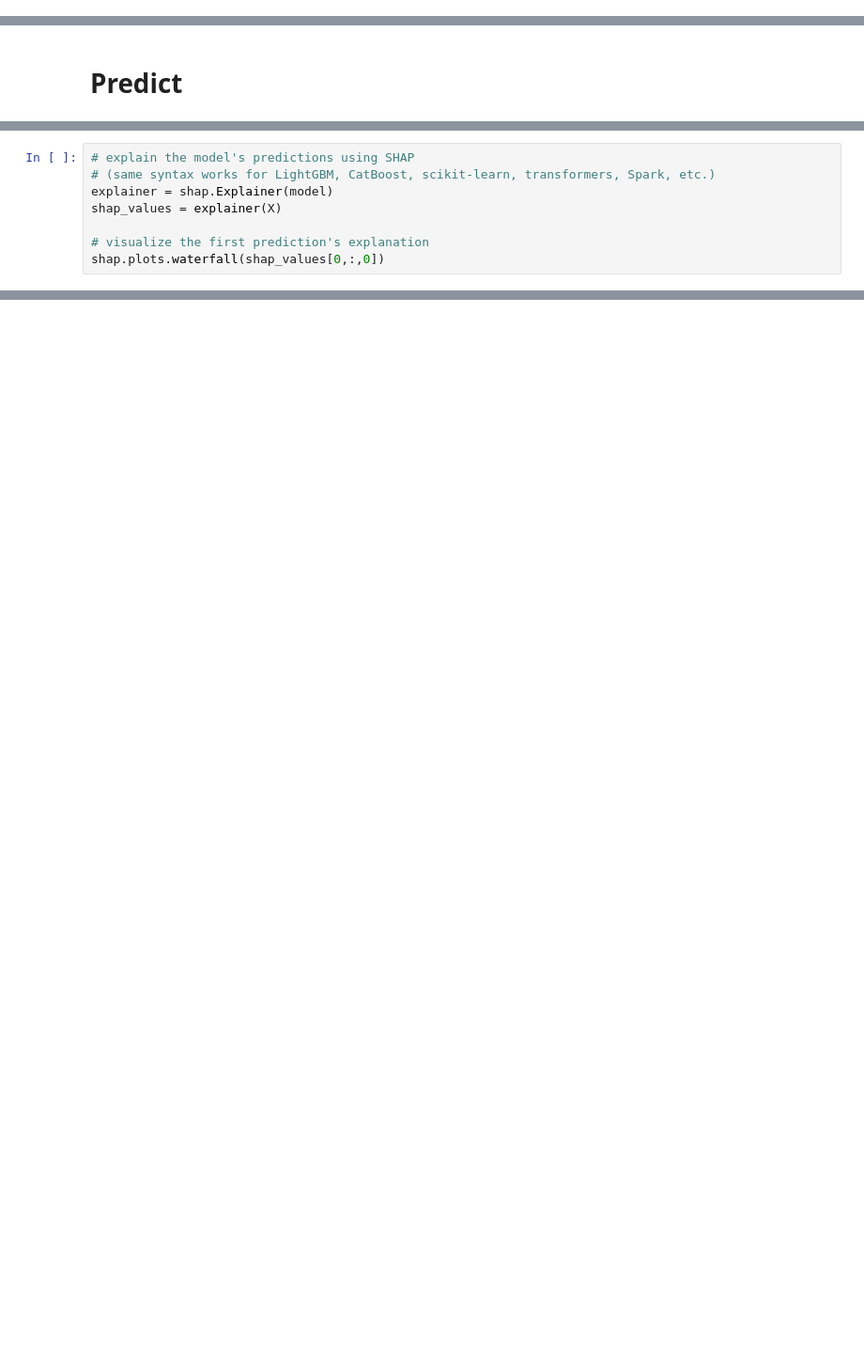
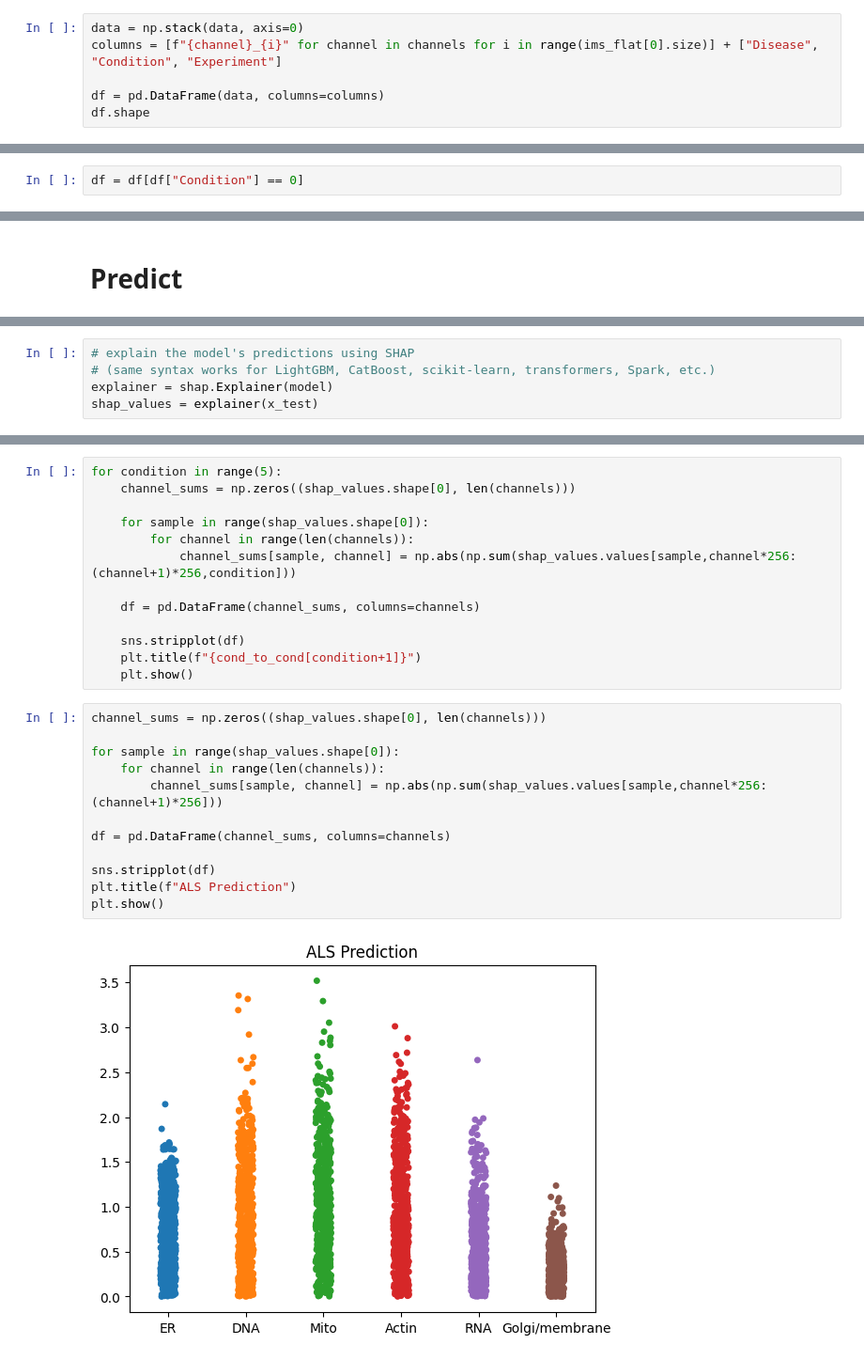
Before and after one commit to Shavit-Lab/cell_paint_seg, a Jupyter notebook: experiments/96_control/shap.ipynb, the cells around one changed output, grey strips where cells are left out. Shown at 94% size. Saved outputs shown, nothing was run; the diff lists cells and outputs as text; blank space fills up the shorter version.

```diff
--- a/experiments/96_control/shap.ipynb
+++ b/experiments/96_control/shap.ipynb
@@ -83,0 +132,6 @@ x_train, x_test, y_train, y_test = train_test_split(X, y, test_size=0.20, random
+# %%
+data = np.stack(data, axis=0)
+columns = [f"{channel}_{i}" for channel in channels for i in range(ims_flat[0].size)] + ["Disease", "Condition", "Experiment"]
+
+df = pd.DataFrame(data, columns=columns)
+df.shape
@@ -83,0 +140,2 @@ x_train, x_test, y_train, y_test = train_test_split(X, y, test_size=0.20, random
+# %%
+df = df[df["Condition"] == 0]
@@ -94,7 +204,4 @@ acc
 # explain the model's predictions using SHAP
 # (same syntax works for LightGBM, CatBoost, scikit-learn, transformers, Spark, etc.)
 explainer = shap.Explainer(model)
-shap_values = explainer(X)
-
-# visualize the first prediction's explanation
-shap.plots.waterfall(shap_values[0,:,0])
+shap_values = explainer(x_test)
@@ -122,0 +222,27 @@ y
+# %%
+for condition in range(5):
+    channel_sums = np.zeros((shap_values.shape[0], len(channels)))
+
+    for sample in range(shap_values.shape[0]):
+        for channel in range(len(channels)):
+            channel_sums[sample, channel] = np.abs(np.sum(shap_values.values[sample,channel*256:(channel+1)*256,condition]))
+
+    df = pd.DataFrame(channel_sums, columns=channels)
+
+    sns.stripplot(df)
+    plt.title(f"{cond_to_cond[condition+1]}")
+    plt.show()
+# %%
+channel_sums = np.zeros((shap_values.shape[0], len(channels)))
+
+for sample in range(shap_values.shape[0]):
+    for channel in range(len(channels)):
+        channel_sums[sample, channel] = np.abs(np.sum(shap_values.values[sample,channel*256:(channel+1)*256]))
+
+df = pd.DataFrame(channel_sums, columns=channels)
+
+sns.stripplot(df)
+plt.title(f"ALS Prediction")
+plt.show()
+# %% [output]
+[figure, added]
```
Also changed, not shown: parts of 11 cells of this notebook, 3 other files.
